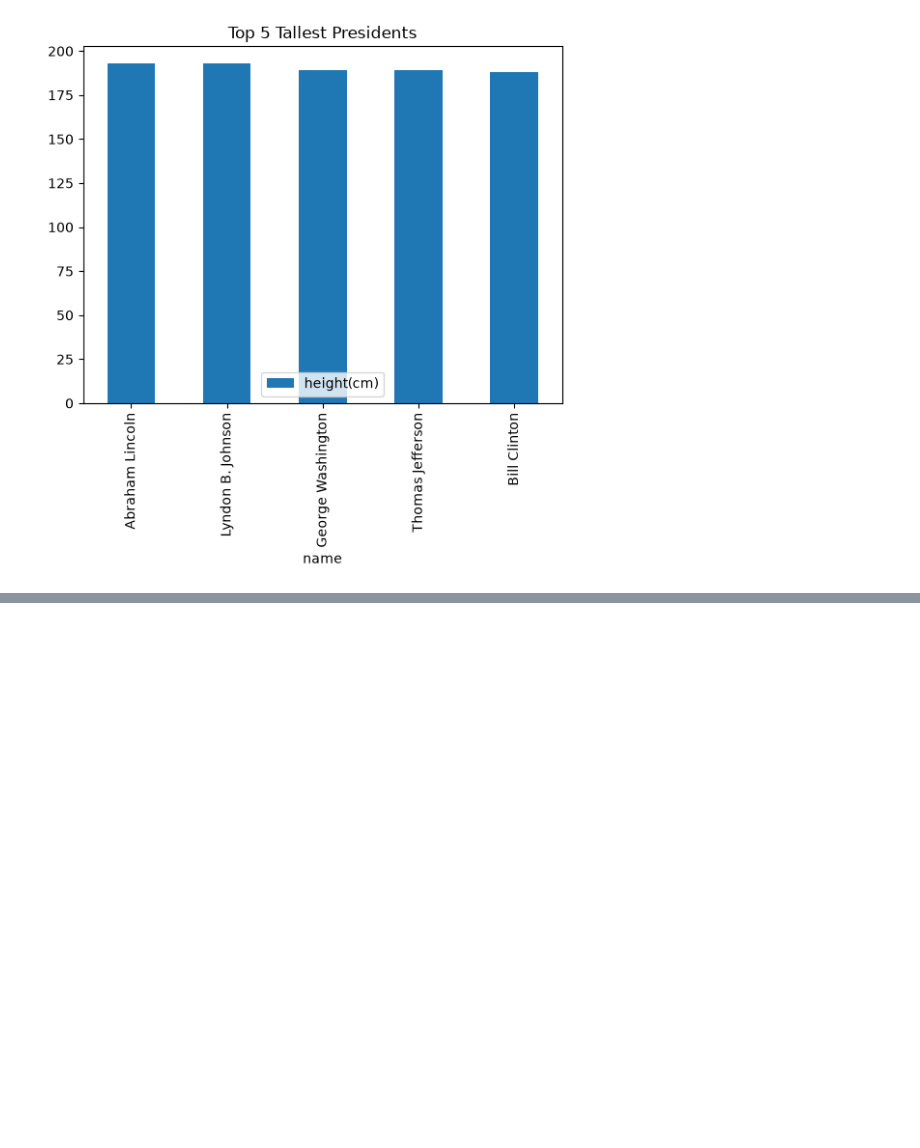
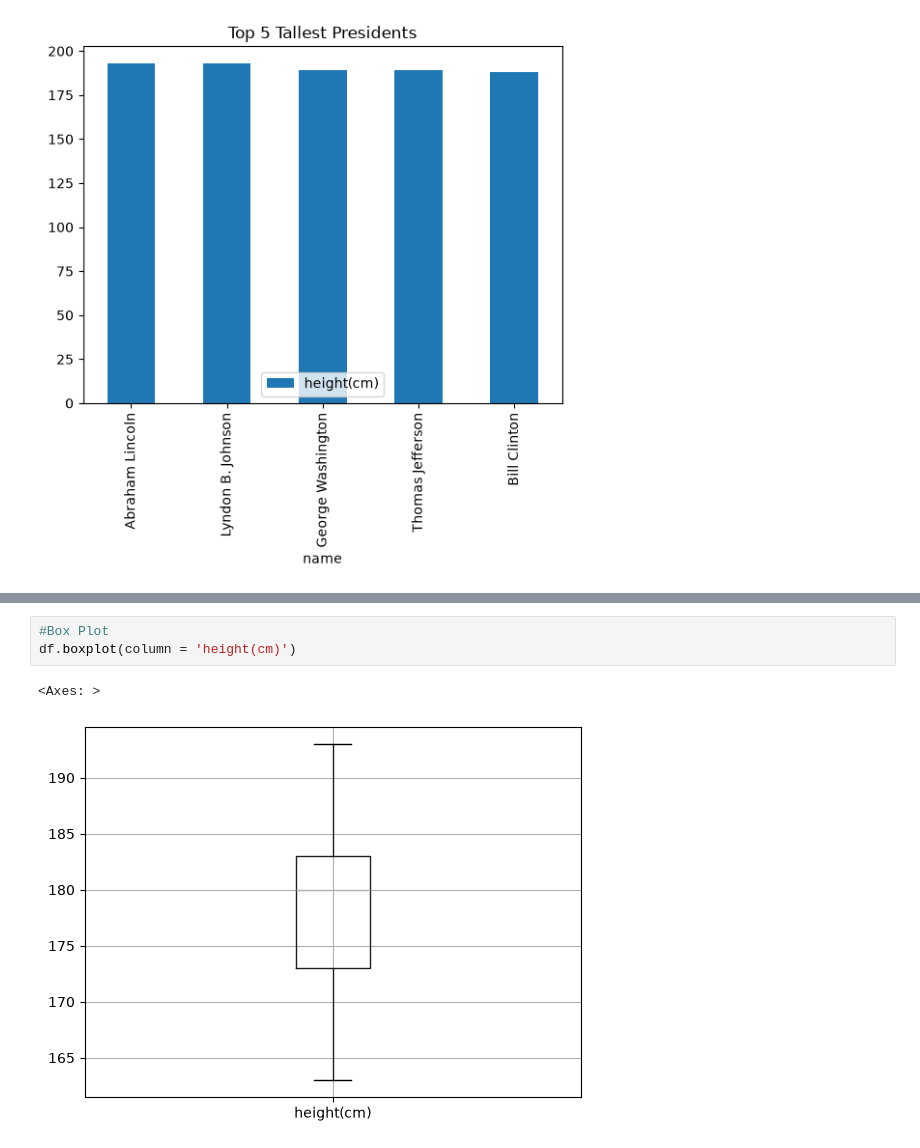
Before and after one commit to GTAPRO7/Python_Programming, a Jupyter notebook: Classworks/03-11-2026.ipynb, the cells around one changed output, grey strips where cells are left out. Cells and saved outputs as stored; diff of their text form; blank space fills up the shorter version.

```diff
--- a/Classworks/03-11-2026.ipynb
+++ b/Classworks/03-11-2026.ipynb
@@ -287,0 +303,6 @@ top5.plot.bar(x = 'name', y = 'height(cm)', title = 'Top 5 Tallest Presidents')
+# %%
+#Box Plot
+df.boxplot(column = 'height(cm)')
+# %% [output]
+<Axes: >
+[figure, added]
```
Also changed, not shown: parts of 12 cells of this notebook, 2 other files.
